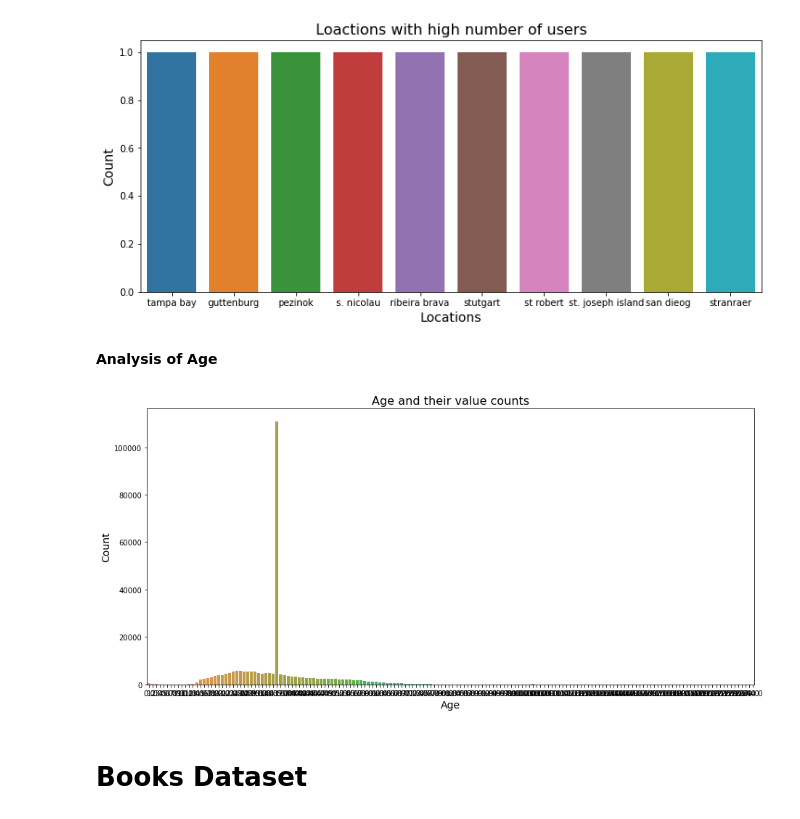
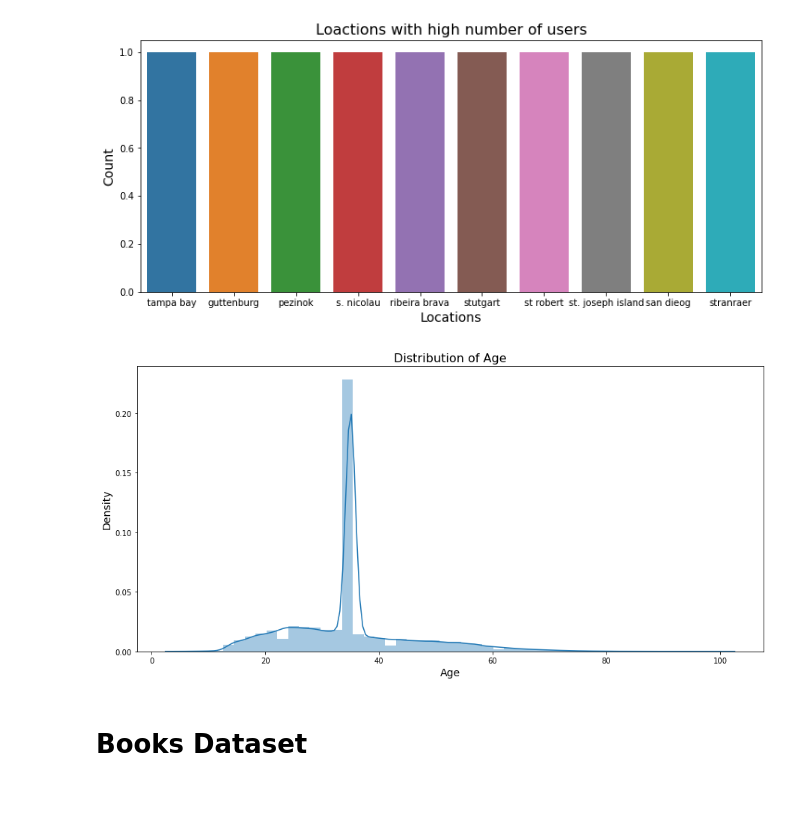
Before and after one commit to Narayan718/unsupervised, a Jupyter notebook: recommendation model.ipynb, the cells around one changed output. Cells and saved outputs as stored; diff of their text form; code cells hidden in the pictures.

```diff
--- a/recommendation model.ipynb
+++ b/recommendation model.ipynb
@@ -92,5 +90,9 @@ Location         0
 Age         110762
 dtype: int64
 # %%
-#filling the nan values with 0
-user_df['Age'].fillna(user_df['Age'].mean(), inplace=True)
+#plotting the time type data
+plt.figure(figsize=(15, 7))
+sns.boxplot(user_df['Age'])
+plt.title('Checking for Outliers', size=16)
+plt.xlabel('Age', size=14)
+plt.show()
@@ -96,0 +124,5 @@ user_df['Age'].fillna(user_df['Age'].mean(), inplace=True)
+# %%
+#replacing the outliers with nan value
+user_df.loc[(user_df.Age > 100 ) | (user_df.Age < 5),'Age']=np.nan
+#first 5 records of the data
+user_df.head()
@@ -96,0 +148,5 @@ user_df['Age'].fillna(user_df['Age'].mean(), inplace=True)
+# %%
+#filling nan values with mean of the feature
+user_df['Age'].fillna(round(user_df['Age'].mean()), inplace=True)
+#first 5 records of the data
+user_df.head()
@@ -159,18 +235,16 @@ plt.ylabel('Count', size=14)
 plt.show()
 # %% [output]
 [figure]
-# %% [markdown]
-**Analysis of Age**
 # %%
 #plotting the time type data
 plt.figure(figsize=(15, 7))
-sns.countplot(user_df['Age'])
-plt.title('Age and their value counts', size=16)
+sns.distplot(user_df['Age'])
+plt.title('Distribution of Age', size=16)
 plt.xlabel('Age', size=14)
-plt.ylabel('Count', size=14)
+plt.ylabel('Density', size=14)
 plt.show()
 # %% [output]
-[figure, old version]
+[figure, new version]
 # %% [markdown]
 # **Books Dataset**
 # %%
```
Also changed, not shown: parts of 24 cells of this notebook.
